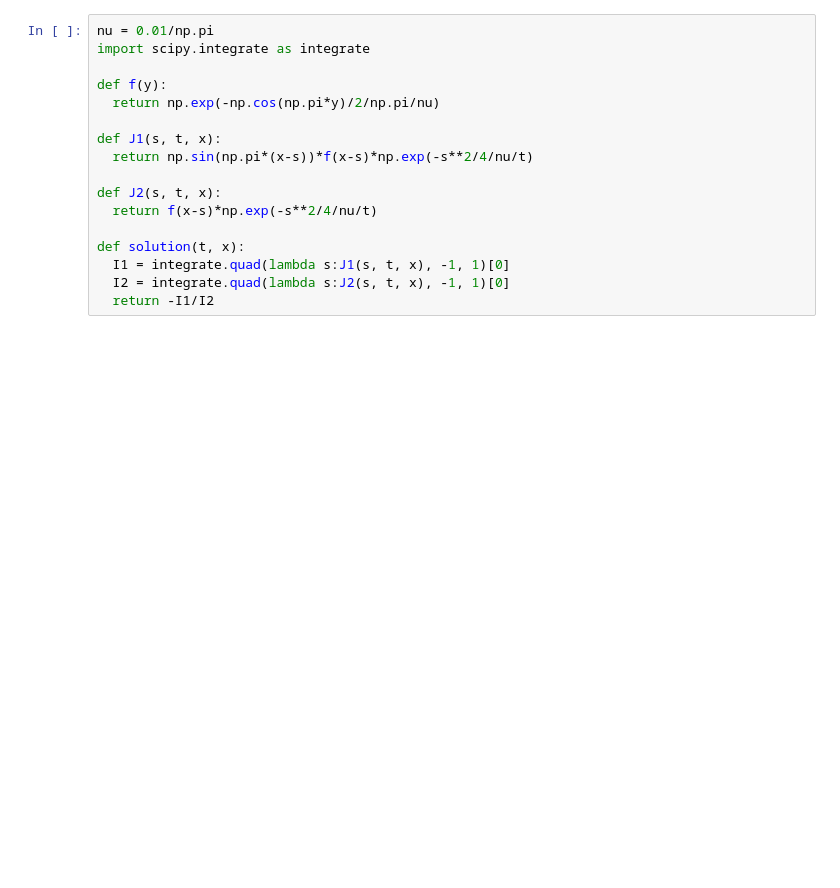
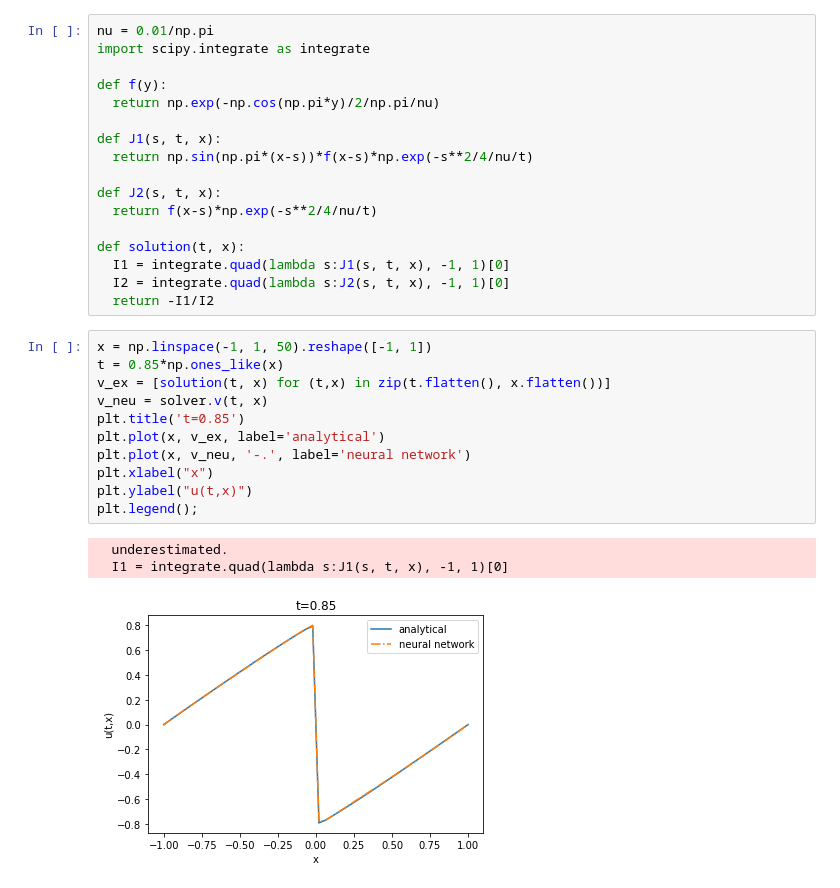
Before and after one commit to Sprunckt/PINN_pde_solver, a Jupyter notebook: burger.ipynb, the cells around one changed output. Saved outputs shown, nothing was run; the diff lists cells and outputs as text; blank space fills up the shorter version.

```diff
--- a/burger.ipynb
+++ b/burger.ipynb
@@ -112,6 +113,21 @@ def solution(t, x):
   I1 = integrate.quad(lambda s:J1(s, t, x), -1, 1)[0]
   I2 = integrate.quad(lambda s:J2(s, t, x), -1, 1)[0]
   return -I1/I2
+# %%
+x = np.linspace(-1, 1, 50).reshape([-1, 1])
+t = 0.85*np.ones_like(x)
+v_ex = [solution(t, x) for (t,x) in zip(t.flatten(), x.flatten())]
+v_neu = solver.v(t, x)
+plt.title('t=0.85')
+plt.plot(x, v_ex, label='analytical')
+plt.plot(x, v_neu, '-.', label='neural network')
+plt.xlabel("x")
+plt.ylabel("u(t,x)")
+plt.legend();
+# %% [output]
+  underestimated.
+  I1 = integrate.quad(lambda s:J1(s, t, x), -1, 1)[0]
+[figure, added]
 # %%
 x = np.linspace(-1, 1, 50).reshape([-1, 1])
 t = 0.5*np.ones_like(x)
```
Also changed, not shown: parts of 6 cells of this notebook, 1 other file.
